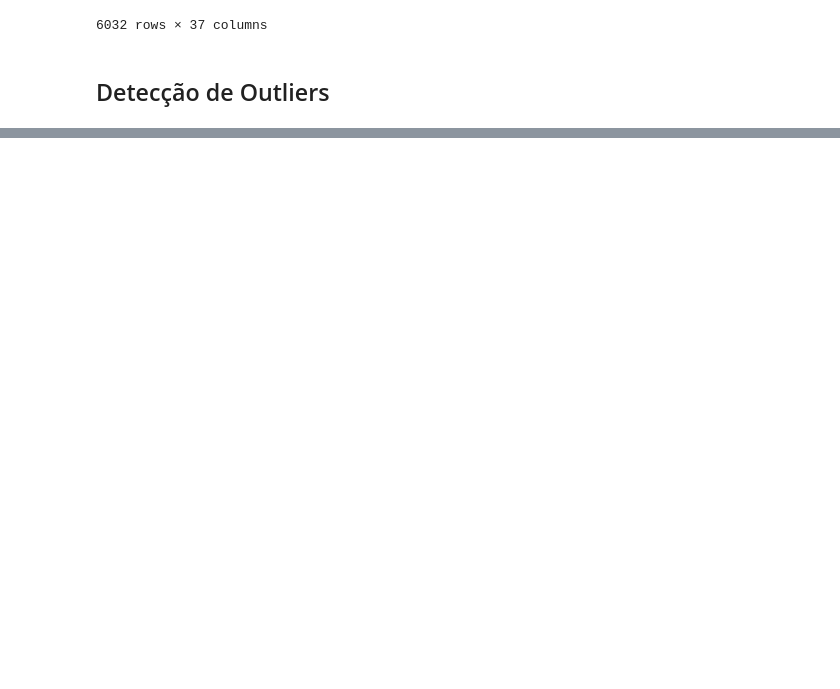
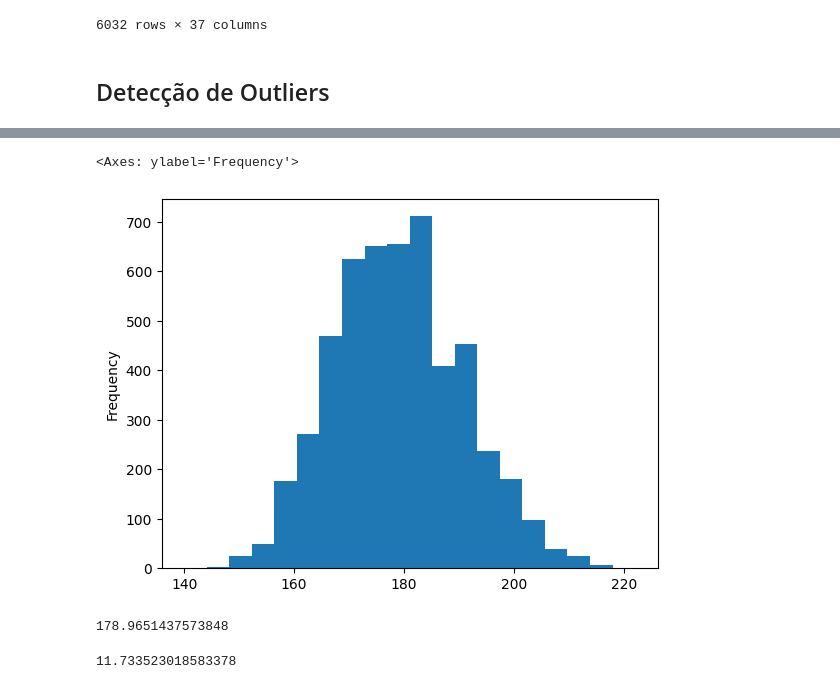
Before and after one commit to MarcioLuizBR/DataWrangling_Cleaning, a Jupyter notebook: DataWrangling_Cleaning.ipynb, the cells around one changed output, grey strips where cells are left out. Cells and saved outputs as stored; diff of their text form; code cells hidden in the pictures; blank space fills up the shorter version.

```diff
--- a/DataWrangling_Cleaning.ipynb
+++ b/DataWrangling_Cleaning.ipynb
@@ -991,0 +1032,13 @@ df[df["height"].isnull()]
+# %%
+df_positive_height["height"].plot(kind="hist", bins=20)
+# %% [output]
+<Axes: ylabel='Frequency'>
+[figure, added]
+# %%
+df_col.mean()
+# %% [output]
+178.9651437573848
+# %%
+df_col.std()
+# %% [output]
+11.733523018583378
```
Also changed, not shown: parts of 31 cells of this notebook, 1 other file.
